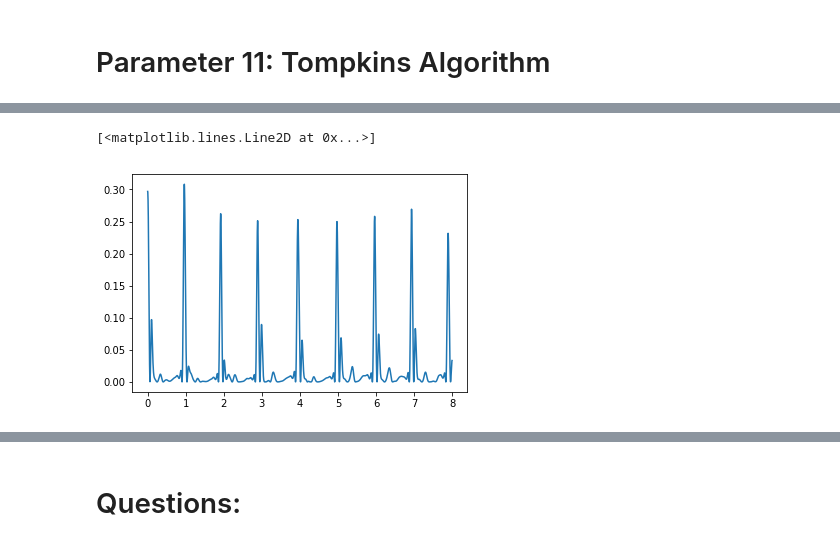
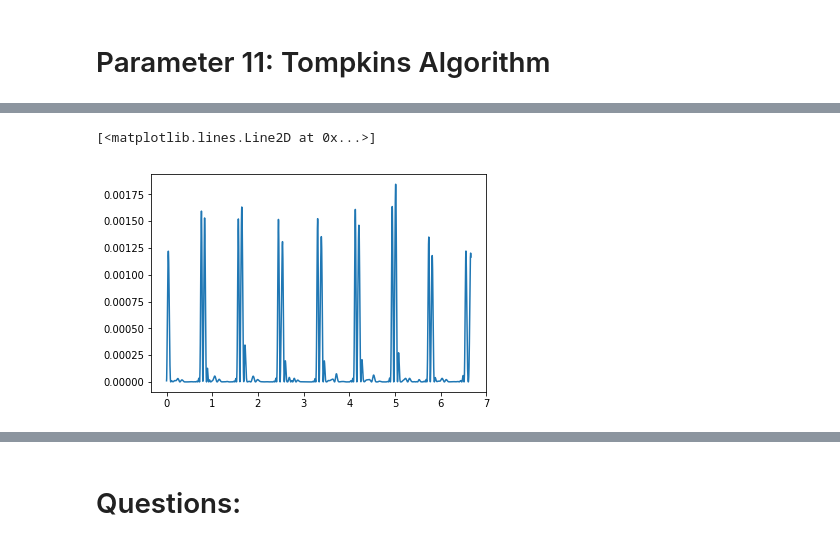
Before and after one commit to AhmadChaiban/War_on_arrhythmia, a Jupyter notebook: Thesis_Notebook.ipynb, the cells around one changed output, grey strips where cells are left out. Drawn from its saved outputs; the diff is of its cells as text; code cells hidden in the pictures.

```diff
--- a/Thesis_Notebook.ipynb
+++ b/Thesis_Notebook.ipynb
@@ -1245,2 +1295,5 @@ SyntaxError: unexpected EOF while parsing (<ipython-input-74-51aaba57deac>, line
 # %% [markdown]
 # Parameter 11: Tompkins Algorithm
+# %%
+sig = np.gradient(MIT_signal[0:2400],edge_order=1)
+plt.plot(time[0:2400],sig)
@@ -1247,6 +1303,6 @@ SyntaxError: unexpected EOF while parsing (<ipython-input-74-51aaba57deac>, line
 # %%
-signal = np.power(MIT_signal[0:2400],2)
+signal = np.power(sig,2)
 plt.plot(time[0:2400],signal)
 # %% [output]
 [<matplotlib.lines.Line2D at 0x...>]
-[figure, old version]
+[figure, new version]
```
Also changed, not shown: parts of 31 cells of this notebook.
